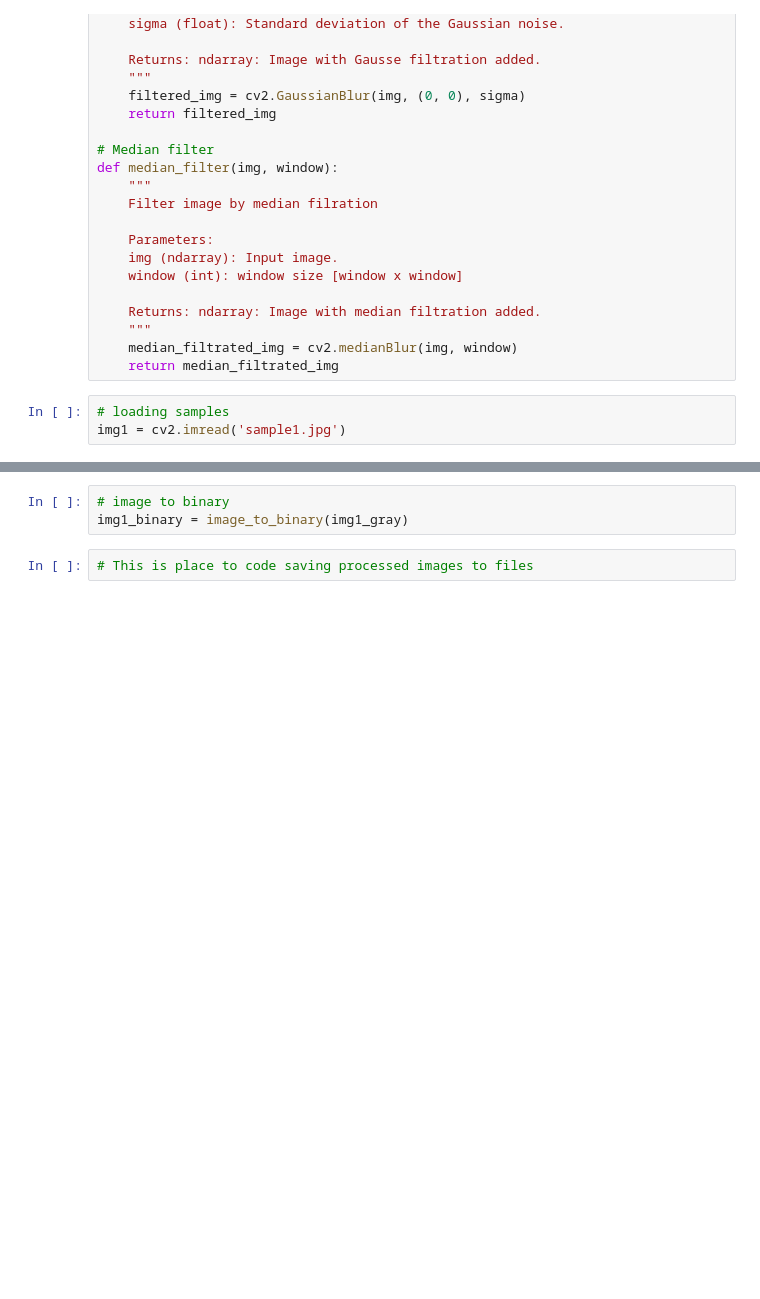
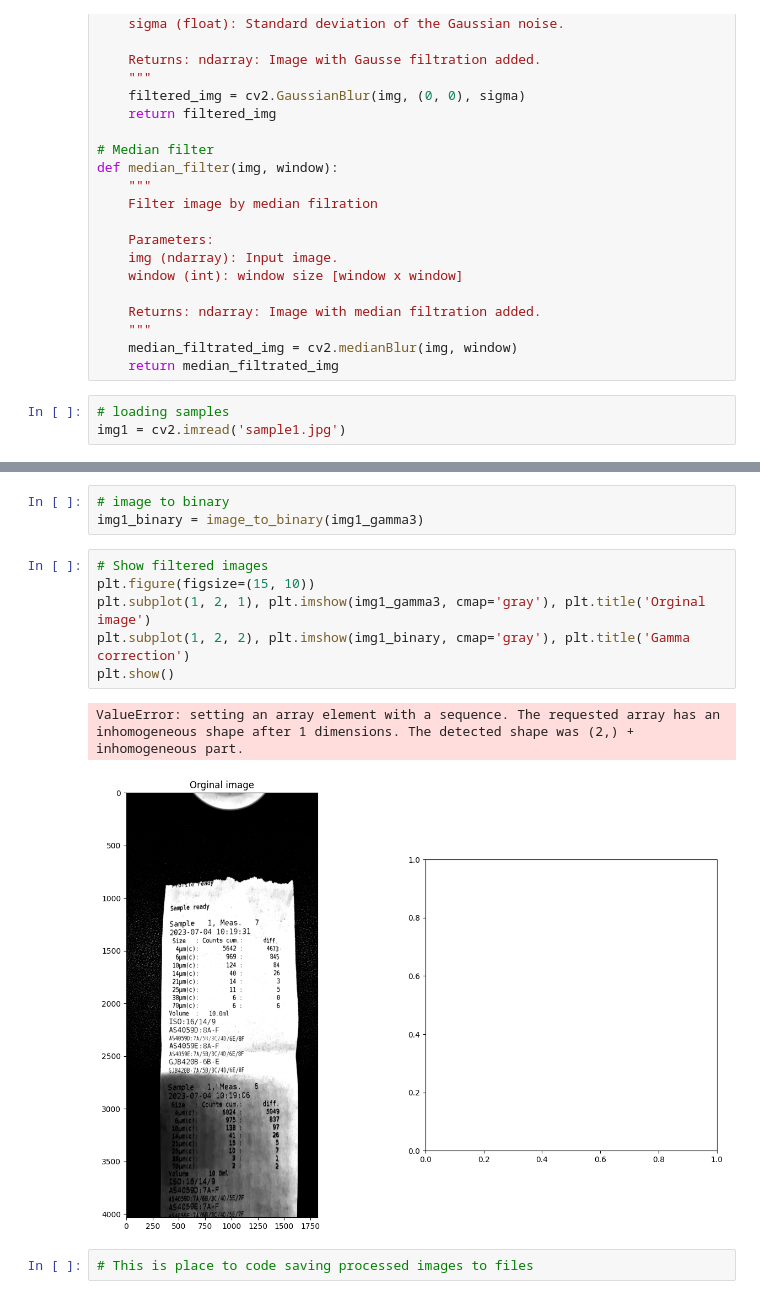
Before and after one commit to LukasZlocki/image_processing_labassistant, a Jupyter notebook: lab_assistant.ipynb, the cells around one changed output, grey strips where cells are left out. Cells and saved outputs as stored; diff of their text form; blank space fills up the shorter version.

```diff
--- a/lab_assistant.ipynb
+++ b/lab_assistant.ipynb
@@ -136,5 +139,14 @@ plt.show()
 # %%
 # image to binary
-img1_binary = image_to_binary(img1_gray)
+img1_binary = image_to_binary(img1_gamma3)
+# %%
+# Show filtered images
+plt.figure(figsize=(15, 10))
+plt.subplot(1, 2, 1), plt.imshow(img1_gamma3, cmap='gray'), plt.title('Orginal image')
+plt.subplot(1, 2, 2), plt.imshow(img1_binary, cmap='gray'), plt.title('Gamma correction')
+plt.show()
+# %% [output]
+ValueError: setting an array element with a sequence. The requested array has an inhomogeneous shape after 1 dimensions. The detected shape was (2,) + inhomogeneous part.
+[figure, added]
 # %%
 # This is place to code saving processed images to files
```
Also changed, not shown: parts of 3 cells of this notebook.
